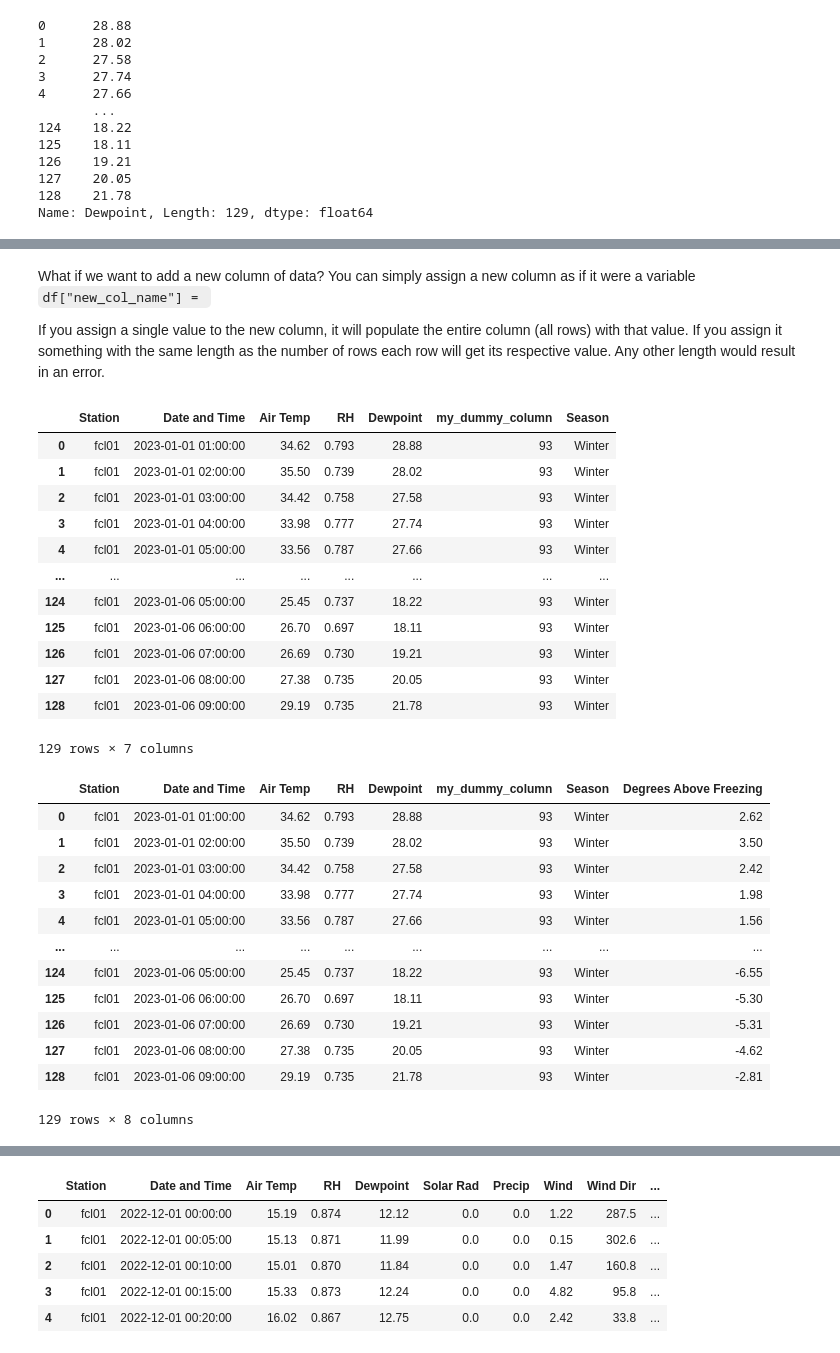
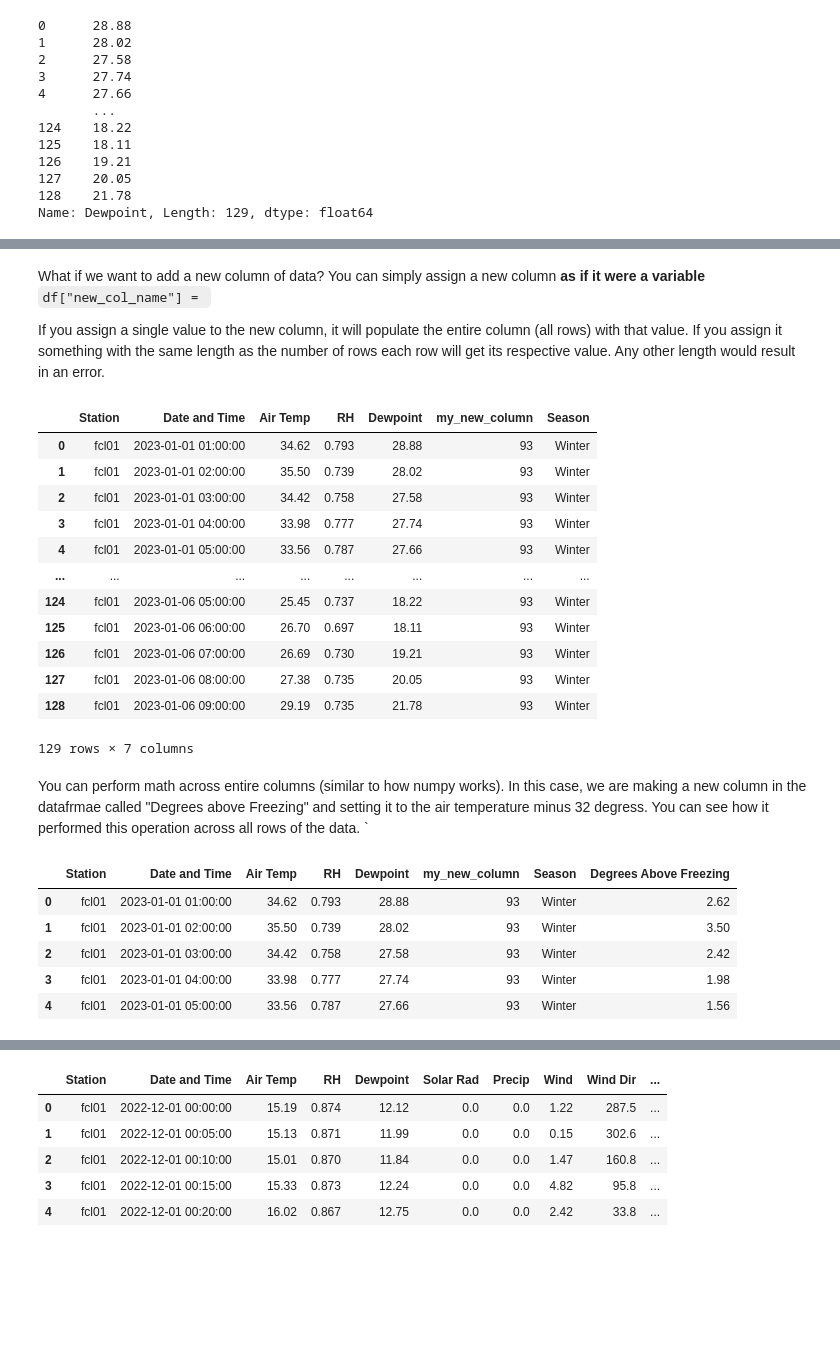
Before and after one commit to charlie-becker/MTR2040, a Jupyter notebook: MTR2040_lab_3.ipynb, the cells around one changed output, grey strips where cells are left out. Cells and saved outputs as stored; diff of their text form; code cells hidden in the pictures; blank space fills up the shorter version.

```diff
--- a/MTR2040_lab_3.ipynb
+++ b/MTR2040_lab_3.ipynb
@@ -133,4 +73,4 @@ CSV (comma seperated values) is a pretty common tabular format, and pandas has a
 # %%
-df = pd.read_csv("/Users/charlesbecker/Downloads/Fort_collins_Ag_2023-01-01_2023-01-05.csv")
-df.dtypes
+df = pd.read_csv("~/Downloads/Fort_collins_Ag_2023-01-01_2023-01-05.csv", parse_dates=['Date and Time'])
+df
 # %% [output]
@@ -237,3 +141,0 @@ Hmmm... looks like it was converted to a datetime64 object in the cell using the
-# %%
-df['Date and Time'] = df['Date and Time'].astype('datetime64')
-df.dtypes # has now been properly converted
@@ -256,3 +141,0 @@ To parse the dates automatically (if the dates are a column of it own), just pas
-# %%
-df = pd.read_csv("/Users/charlesbecker/Downloads/Fort_collins_Ag_2023-01-01_2023-01-05.csv", parse_dates=['Date and Time'])
-df.dtypes # success
@@ -331,16 +213,16 @@ array([28.88, 28.02, 27.58, 27.74, 27.66, 26.86, 26.61, 25.94, 27.78,
        16.54, 16.61, 15.56, 16.54, 16.05, 17.01, 17.01, 18.22, 18.11,
        19.21, 20.05, 21.78])
 # %% [markdown]
-What if we want to add a new column of data? You can simply assign a new column as if it were a variable `df["new_col_name"] = `
+What if we want to add a new column of data? You can simply assign a new column **as if it were a variable** `df["new_col_name"] = `
 
 If you assign a single value to the new column, it will populate the entire column (all rows) with that value. If you assign it something with the same length as the number of rows each row will get its respective value. Any other length would result in an error.
 # %%
 # assign single values across all rows for new columns
-df['my_dummy_column'] = 93
+df['my_new_column'] = 93
 df['Season'] = 'Winter'
 df
 # %% [output]
-|  | Station | Date and Time | Air Temp | RH | Dewpoint | my_dummy_column | Season |
+|  | Station | Date and Time | Air Temp | RH | Dewpoint | my_new_column | Season |
 | 0 | fcl01 | 2023-01-01 01:00:00 | 34.62 | 0.793 | 28.88 | 93 | Winter |
 | 1 | fcl01 | 2023-01-01 02:00:00 | 35.50 | 0.739 | 28.02 | 93 | Winter |
 | 2 | fcl01 | 2023-01-01 03:00:00 | 34.42 | 0.758 | 27.58 | 93 | Winter |
@@ -353,20 +235,15 @@ df
 | 127 | fcl01 | 2023-01-06 08:00:00 | 27.38 | 0.735 | 20.05 | 93 | Winter |
 | 128 | fcl01 | 2023-01-06 09:00:00 | 29.19 | 0.735 | 21.78 | 93 | Winter |
 129 rows × 7 columns
+# %% [markdown]
+You can perform math across entire columns (similar to how numpy works). In this case, we are making a new column in the datafrmae called "Degrees above Freezing" and setting it to the air temperature minus 32 degress. You can see how it performed this operation across all rows of the data. `
 # %%
 df["Degrees Above Freezing"] = df['Air Temp'] - 32
-df
+df.head() # shows the first 5 rows only
 # %% [output]
-|  | Station | Date and Time | Air Temp | RH | Dewpoint | my_dummy_column | Season | Degrees Above Freezing |
+|  | Station | Date and Time | Air Temp | RH | Dewpoint | my_new_column | Season | Degrees Above Freezing |
 | 0 | fcl01 | 2023-01-01 01:00:00 | 34.62 | 0.793 | 28.88 | 93 | Winter | 2.62 |
 | 1 | fcl01 | 2023-01-01 02:00:00 | 35.50 | 0.739 | 28.02 | 93 | Winter | 3.50 |
 | 2 | fcl01 | 2023-01-01 03:00:00 | 34.42 | 0.758 | 27.58 | 93 | Winter | 2.42 |
 | 3 | fcl01 | 2023-01-01 04:00:00 | 33.98 | 0.777 | 27.74 | 93 | Winter | 1.98 |
 | 4 | fcl01 | 2023-01-01 05:00:00 | 33.56 | 0.787 | 27.66 | 93 | Winter | 1.56 |
-| ... | ... | ... | ... | ... | ... | ... | ... | ... |
-| 124 | fcl01 | 2023-01-06 05:00:00 | 25.45 | 0.737 | 18.22 | 93 | Winter | -6.55 |
-| 125 | fcl01 | 2023-01-06 06:00:00 | 26.70 | 0.697 | 18.11 | 93 | Winter | -5.30 |
-| 126 | fcl01 | 2023-01-06 07:00:00 | 26.69 | 0.730 | 19.21 | 93 | Winter | -5.31 |
-| 127 | fcl01 | 2023-01-06 08:00:00 | 27.38 | 0.735 | 20.05 | 93 | Winter | -4.62 |
-| 128 | fcl01 | 2023-01-06 09:00:00 | 29.19 | 0.735 | 21.78 | 93 | Winter | -2.81 |
-129 rows × 8 columns
```
Also changed, not shown: parts of 50 cells of this notebook.
